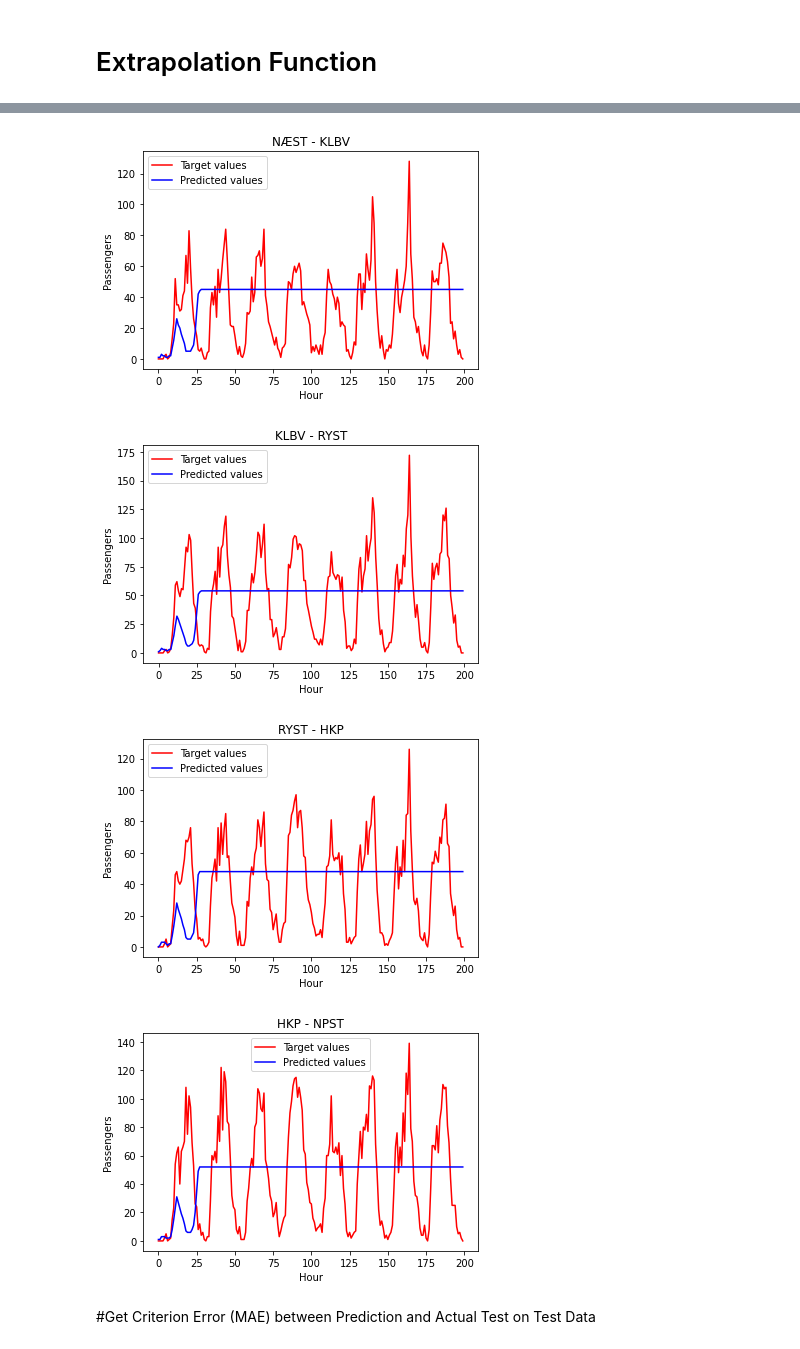
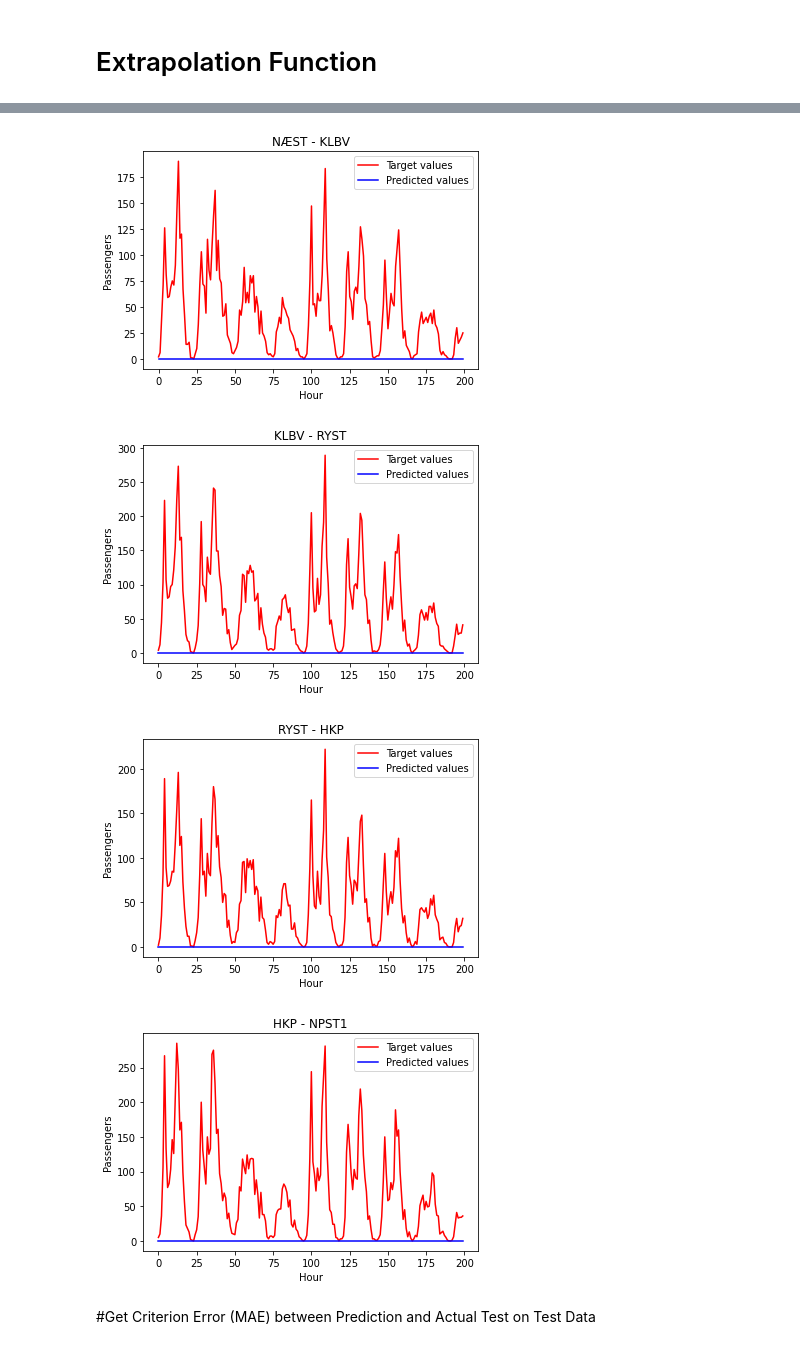
Before and after one commit to NikosZampelis/CrowdednessPrediction-DeepLearningDTU-2020, a Jupyter notebook: Nhartwig_GRU_CrowdednessPrediction.ipynb, the cells around one changed output, grey strips where cells are left out. Cells and saved outputs as stored; diff of their text form; code cells hidden in the pictures.

```diff
--- a/Nhartwig_GRU_CrowdednessPrediction.ipynb
+++ b/Nhartwig_GRU_CrowdednessPrediction.ipynb
@@ -171,8 +171,13 @@ print(stop_names[6:8])
 # From Aristos' Code for LSTM
 
 from sklearn import preprocessing
+from sklearn.preprocessing import MinMaxScaler
 
 X = np.array(route_counts[0])
+
+scaler = MinMaxScaler(feature_range=(0, 1))
+scaler = scaler.fit(X)
+X = scaler.transform(X)
 
 look_back = 20
 len_sequence = look_back
@@ -344,7 +349,7 @@ optimizer = optim.Adam(net.parameters(), lr=0.001)
 #Implement Training Loop
 # %%
 # Hyper-parameters
-num_epochs = 50
+num_epochs = 200
 
 # Track loss
 training_loss, validation_loss = [], []
@@ -415,6 +420,7 @@ for _,(inputs, targets) in enumerate(testloader):
 
 # Reduce the size to show better in plot
 MAX_HOURS = 200
+
 targets_test = targets_test[:MAX_HOURS]
 outputs_test = outputs_test[:MAX_HOURS]
 
@@ -457,13 +478,16 @@ Epoch 40, training loss: 11.4062201483107, validation loss: 12.249789994338464
 # %% [markdown]
 # Extrapolation Function
 # %%
-def extrapolate(start_seq, num_steps):
+def extrapolate(X, start, num_steps):
     """
     Based on a single input sequence of length 19, it predicts the next output value y.
     This output is then used as part of the input for the next prediction sequence.
 
     TO DO: Need to reset the hidden state to zero before making each new extrapolation.
     """
+    # X[start-20]
+
+    start_seq = X[start]
     outputs_test = []
 
     # convert input to float tensor and reshape
@@ -471,9 +495,18 @@ def extrapolate(start_seq, num_steps):
     start_seq = start_seq.float()
     start_seq = torch.Tensor.reshape(start_seq, (1, start_seq.shape[0], start_seq.shape[1]))
 
-    for i in range(num_steps):
+
+    for i in range(1, num_steps+1):
+        # refresh buffer with new actual data every 8 steps
+        if not i%8:
+            new_input = X[start+i-20]
+            start_seq = torch.tensor(new_input)
+            start_seq = start_seq.float()
+            start_seq = torch.Tensor.reshape(start_seq, (1, start_seq.shape[0], start_seq.shape[1]))
+
         # Forward pass
         output = np.round(net.forward(start_seq).data.numpy())
+        output[output<0]=0.0
         output = torch.from_numpy(output)
 
         #reshape the output
@@ -510,11 +543,13 @@ def plot_extrapolation(pred, actual):
         plt.show()
 
 
-start = 20
+# start = 2613+20
+start = 100
 num_steps = 200
 
-pred = extrapolate(X[start-20], num_steps)
+pred = extrapolate(X, start, num_steps)
 actual = route_counts[0][start:start+num_steps]
+# print(X[20])
 
 plot_extrapolation(pred, actual)
 # %% [output]
@@ -526,7 +561,7 @@ plot_extrapolation(pred, actual)
-[figure, old version]
+[figure, new version]
-[figure, old version]
+[figure, new version]
-[figure, old version]
+[figure, new version]
-[figure, old version]
+[figure, new version]
 # %% [markdown]
 #Get Criterion Error (MAE) between Prediction and Actual Test on Test Data
 # %%
```
Also changed, not shown: parts of 8 cells of this notebook.
